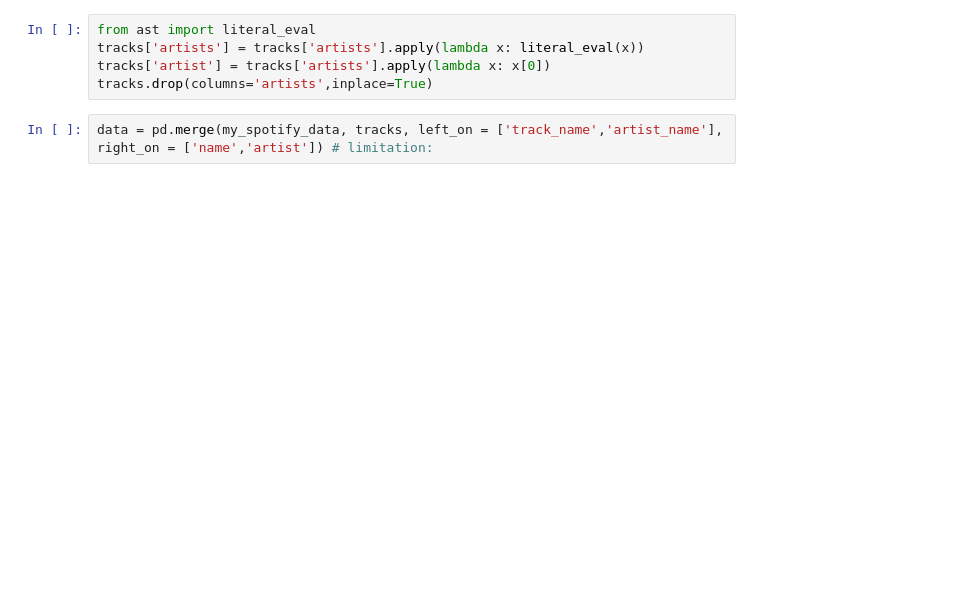
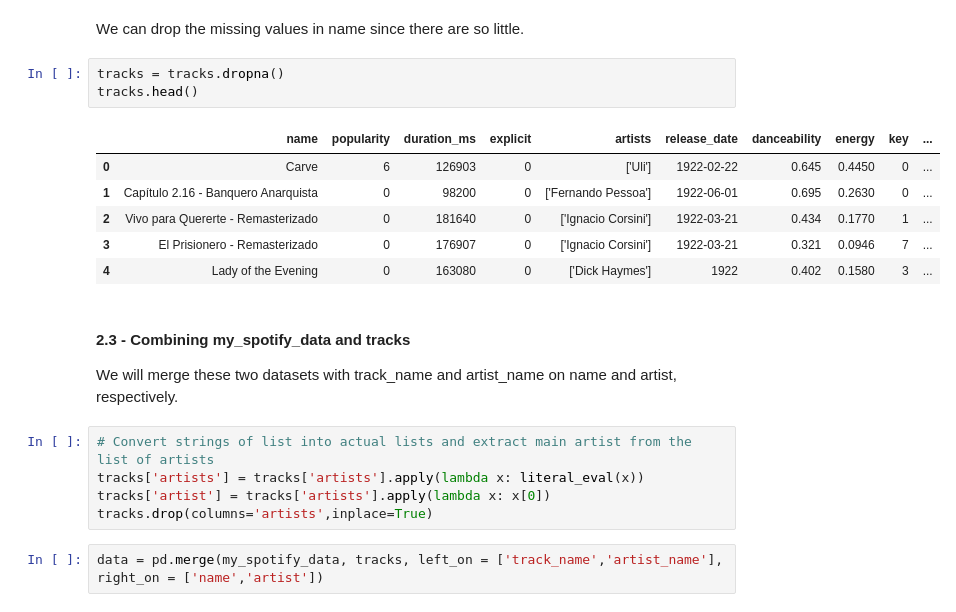
Before and after one commit to isacmlee/song-recommender, a Jupyter notebook: song-recommender.ipynb, the cells around one changed output. Saved outputs shown, nothing was run; the diff lists cells and outputs as text; blank space fills up the shorter version.

```diff
--- a/song-recommender.ipynb
+++ b/song-recommender.ipynb
@@ -19,7 +147,22 @@ tracks.head(1)
+# %% [markdown]
+We can drop the missing values in name since there are so little.
+# %%
+tracks = tracks.dropna()
+tracks.head()
+# %% [output]
+|  | name | popularity | duration_ms | explicit | artists | release_date | danceability | energy | key | ... |
+| 0 | Carve | 6 | 126903 | 0 | ['Uli'] | 1922-02-22 | 0.645 | 0.4450 | 0 | ... |
+| 1 | Capítulo 2.16 - Banquero Anarquista | 0 | 98200 | 0 | ['Fernando Pessoa'] | 1922-06-01 | 0.695 | 0.2630 | 0 | ... |
+| 2 | Vivo para Quererte - Remasterizado | 0 | 181640 | 0 | ['Ignacio Corsini'] | 1922-03-21 | 0.434 | 0.1770 | 1 | ... |
+| 3 | El Prisionero - Remasterizado | 0 | 176907 | 0 | ['Ignacio Corsini'] | 1922-03-21 | 0.321 | 0.0946 | 7 | ... |
+| 4 | Lady of the Evening | 0 | 163080 | 0 | ['Dick Haymes'] | 1922 | 0.402 | 0.1580 | 3 | ... |
+# %% [markdown]
+#### 2.3 - Combining my_spotify_data and tracks
+We will merge these two datasets with track_name and artist_name on name and artist, respectively.
 # %%
-from ast import literal_eval
+# Convert strings of list into actual lists and extract main artist from the list of artists
 tracks['artists'] = tracks['artists'].apply(lambda x: literal_eval(x))
 tracks['artist'] = tracks['artists'].apply(lambda x: x[0])
 tracks.drop(columns='artists',inplace=True)
 # %%
-data = pd.merge(my_spotify_data, tracks, left_on = ['track_name','artist_name'], right_on = ['name','artist']) # limitation:
+data = pd.merge(my_spotify_data, tracks, left_on = ['track_name','artist_name'], right_on = ['name','artist'])
```
Also changed, not shown: parts of 26 cells of this notebook.
